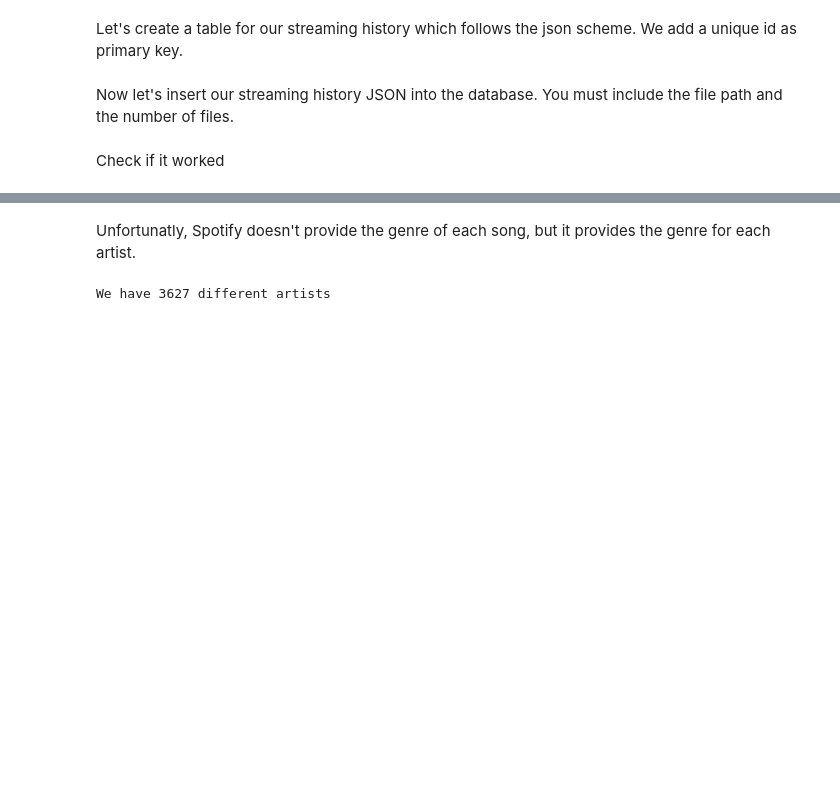
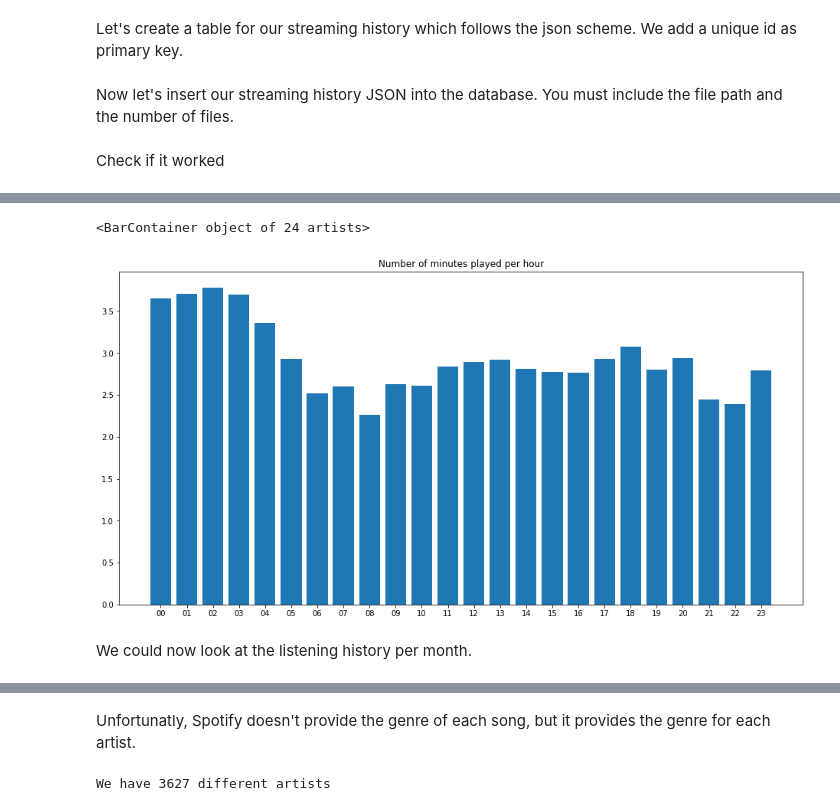
Before and after one commit to TimoBl/Spotify-Data-Analysis, a Jupyter notebook: Spotify_Data_Analysis.ipynb, the cells around one changed output, grey strips where cells are left out. Saved outputs shown, nothing was run; the diff lists cells and outputs as text; code cells hidden in the pictures; blank space fills up the shorter version.

```diff
--- a/Spotify_Data_Analysis.ipynb
+++ b/Spotify_Data_Analysis.ipynb
@@ -131,0 +127,23 @@ plt.bar(x, weekDays)
+# %%
+cmd = """
+        SELECT
+          strftime('%H', endTime),
+          AVG(msPlayed) / 60000
+        FROM
+          streaming_history
+        GROUP BY
+          strftime('%H', endTime);
+      """
+
+cur = database.execute(cmd)
+res = cur.fetchall()
+# %%
+[hours, minutes] = np.array(*[res]).transpose()
+fig, ax = plt.subplots(figsize=(16, 8))
+ax.title.set_text("Number of minutes played per hour")
+ax.bar(hours, list(map(float, minutes)))
+# %% [output]
+<BarContainer object of 24 artists>
+[figure, added]
+# %% [markdown]
+We could now look at the listening history per month.
```
Also changed, not shown: parts of 14 cells of this notebook.
